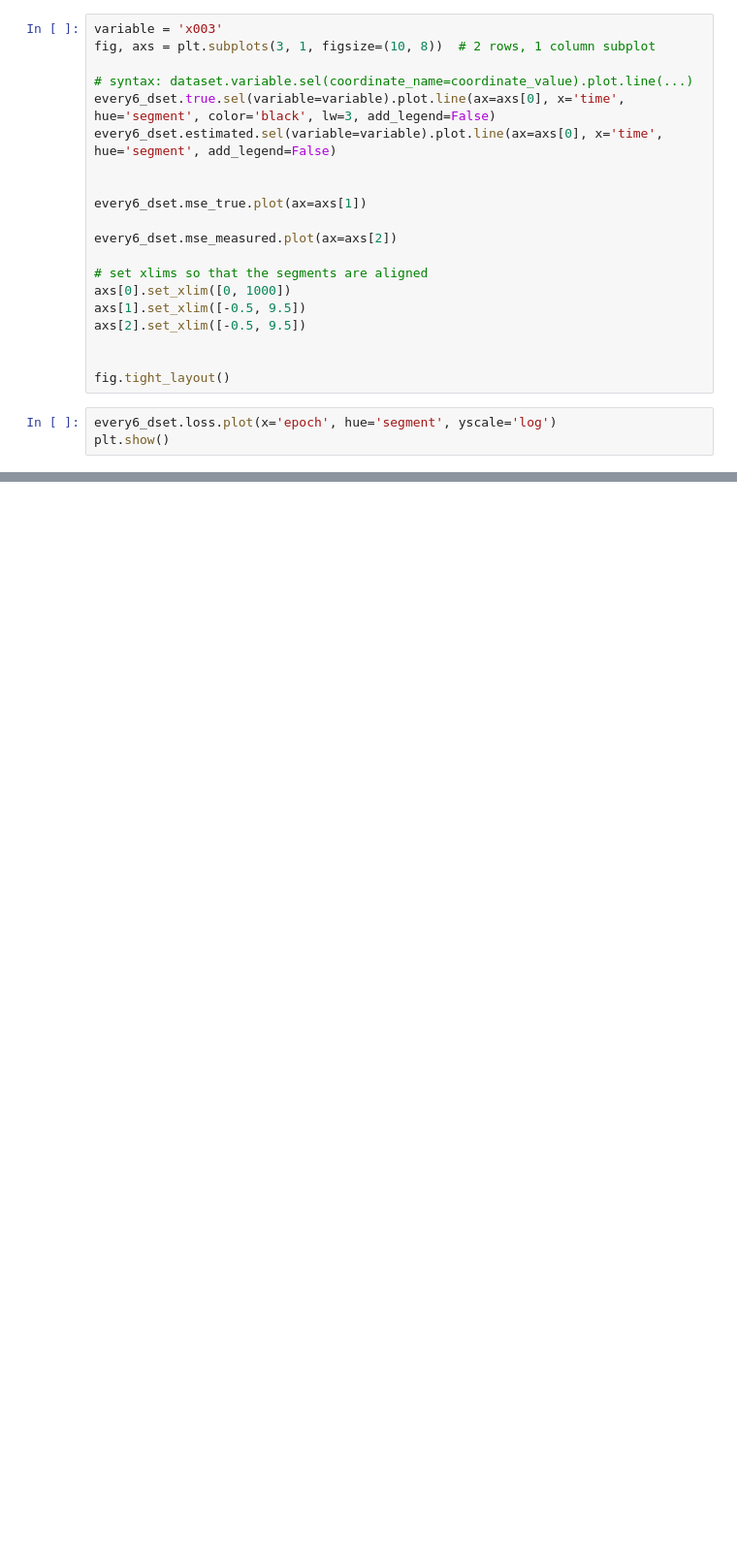
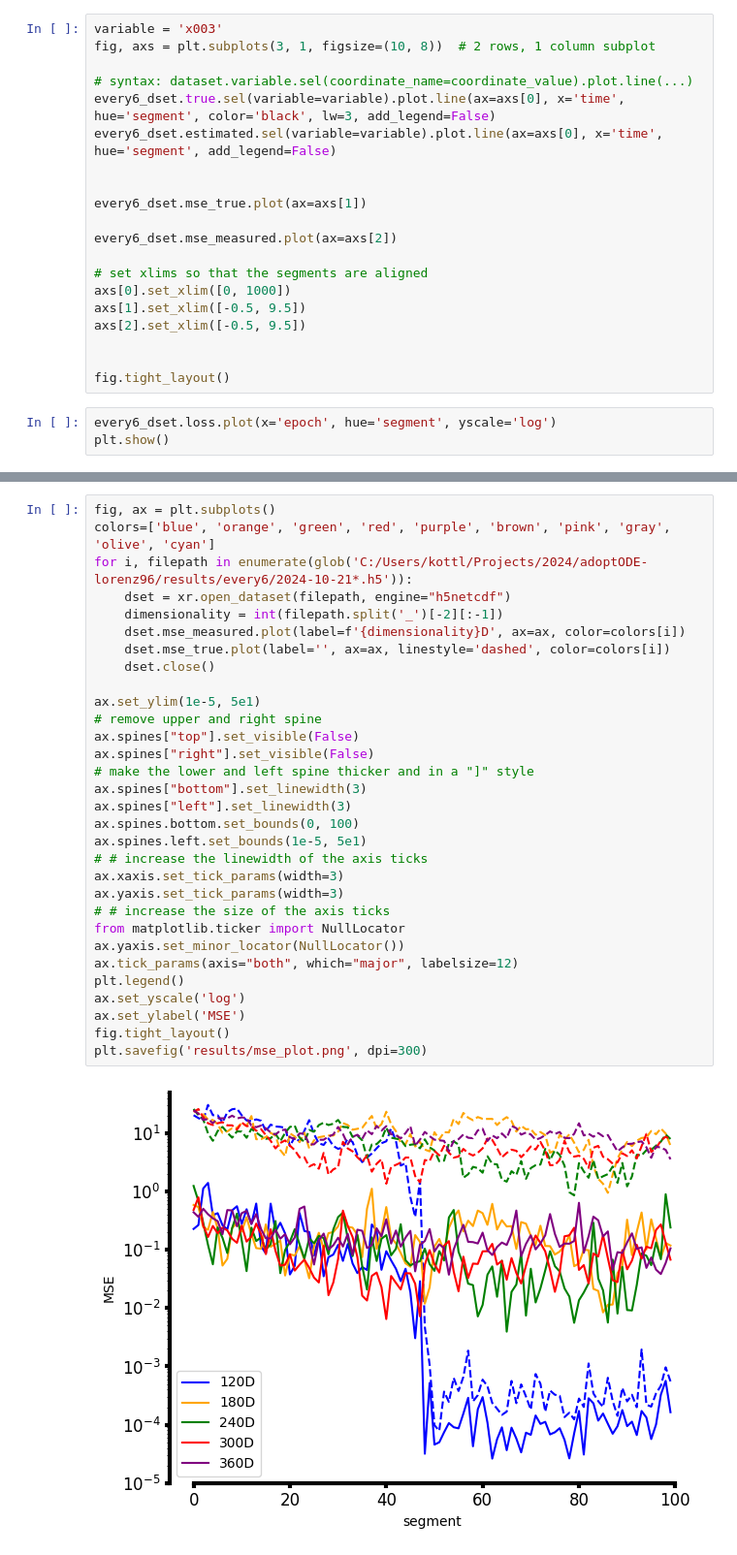
Before and after one commit to KotaShiozawa/adoptODE-lorenz96, a Jupyter notebook: visualization.ipynb, the cells around one changed output, grey strips where cells are left out. Shown at 97% size. Cells and saved outputs as stored; diff of their text form; blank space fills up the shorter version.

```diff
--- a/visualization.ipynb
+++ b/visualization.ipynb
@@ -34,0 +134,33 @@ plt.show()
+# %%
+fig, ax = plt.subplots()
+colors=['blue', 'orange', 'green', 'red', 'purple', 'brown', 'pink', 'gray', 'olive', 'cyan']
+for i, filepath in enumerate(glob('C:/Users/kottl/Projects/2024/adoptODE-lorenz96/results/every6/2024-10-21*.h5')):
+    dset = xr.open_dataset(filepath, engine="h5netcdf")
+    dimensionality = int(filepath.split('_')[-2][:-1])
+    dset.mse_measured.plot(label=f'{dimensionality}D', ax=ax, color=colors[i])
+    dset.mse_true.plot(label='', ax=ax, linestyle='dashed', color=colors[i])
+    dset.close()
+
+ax.set_ylim(1e-5, 5e1)
+# remove upper and right spine
+ax.spines["top"].set_visible(False)
+ax.spines["right"].set_visible(False)
+# make the lower and left spine thicker and in a "]" style
+ax.spines["bottom"].set_linewidth(3)
+ax.spines["left"].set_linewidth(3)
+ax.spines.bottom.set_bounds(0, 100)
+ax.spines.left.set_bounds(1e-5, 5e1)
+# # increase the linewidth of the axis ticks
+ax.xaxis.set_tick_params(width=3)
+ax.yaxis.set_tick_params(width=3)
+# # increase the size of the axis ticks
+from matplotlib.ticker import NullLocator
+ax.yaxis.set_minor_locator(NullLocator())
+ax.tick_params(axis="both", which="major", labelsize=12)
+plt.legend()
+ax.set_yscale('log')
+ax.set_ylabel('MSE')
+fig.tight_layout()
+plt.savefig('results/mse_plot.png', dpi=300)
+# %% [output]
+[figure, added]
```
Also changed, not shown: parts of 5 cells of this notebook.
